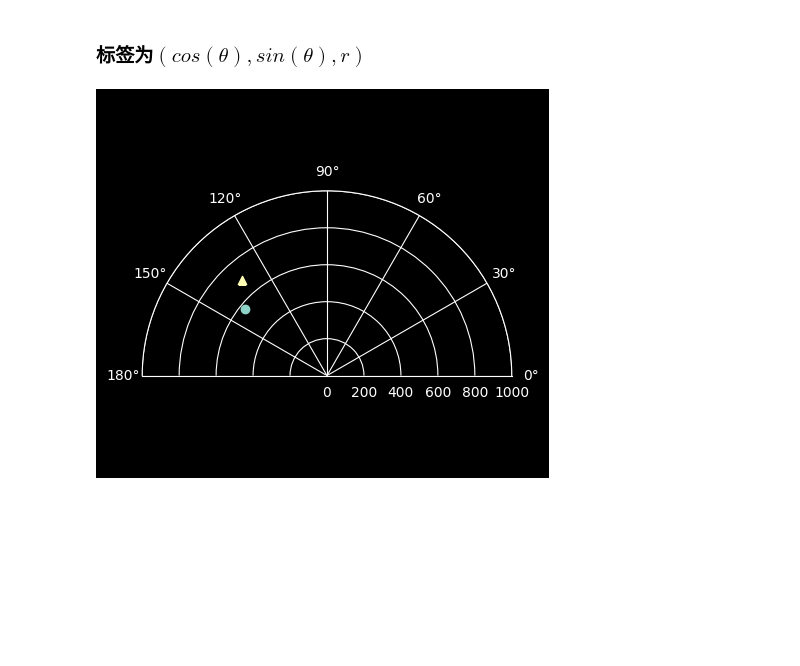
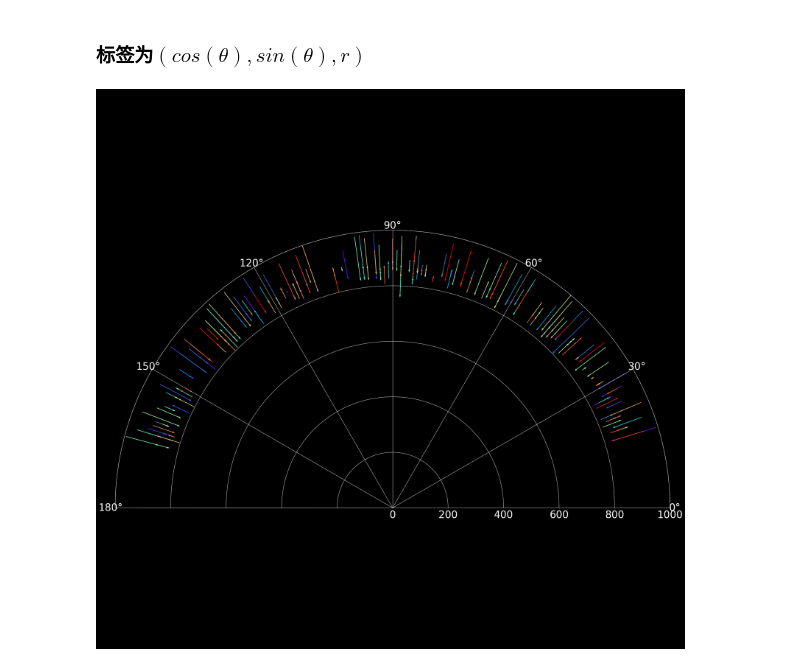
Before and after one commit to LeoJhonSong/ternary-array-passive-bearing, a Jupyter notebook: wideband_cpsd_cnn.ipynb, the cells around one changed output. Cells and saved outputs as stored; diff of their text form; code cells hidden in the pictures; blank space fills up the shorter version.

```diff
--- a/wideband_cpsd_cnn.ipynb
+++ b/wideband_cpsd_cnn.ipynb
@@ -331,32 +272,41 @@ plt.grid(True, which='major', color='gray', linestyle='--', linewidth=0.5)
 # %% [markdown]
 ### 标签为$(cos(\theta), sin(\theta), r)$
-# %%
-device = torch.device('cuda')
-
-checkpoint_path = "./exp/checkpoint"
-checkpoint = torch.load(checkpoint_path)
-net.load_state_dict(checkpoint)
-net.eval()
-net.to(device)
-
-dl_val = DataLoader(ds_val, batch_size=400, shuffle=False, num_workers=16, drop_last=False)
-data, label = next(iter(dl_val))
-data = data.to(device)
-label = label.numpy()
-predicted = net(data).detach().cpu().squeeze(0).numpy()
-r_label = np.array([map(0, 1, 500, 1000)(r) for r in label[:, 2]])
-theta_label = np.arctan2(label[:, 1], label[:, 0])
-r_predicted = np.array([map(0, 1, 500, 1000)(r) for r in predicted[:, 2]])
-theta_predicted = np.arctan2(predicted[:, 1], predicted[:, 0])
-# %%
-# show prediction of a random sample in the validation set
-idx = np.random.randint(0, 400)
-plt.figure()
-ax = plt.subplot(111, polar=True)
-ax.scatter(theta_label[idx], r_label[idx], marker='o')
-ax.scatter(theta_predicted[idx], r_predicted[idx], marker='^')
-ax.set_xlim(0, np.pi)
-ax.set_ylim(top=1000)
-plt.show()
-# %% [output]
-[figure, removed]
+# %%
+import matplotlib.cm as cm
+
+# Generate a color array
+colors = cm.rainbow(np.linspace(0, 1, len(label_distances)))  # type: ignore
+
+checkpoint = torch.load(checkpoint_path)
+net = Predictor(label_type)  # type: ignore
+net.load_state_dict(checkpoint)
+net.eval()
+net.cuda()
+
+if label_type == 'position':
+    dl_val = DataLoader(ds_val, batch_size=200, shuffle=False, num_workers=16, drop_last=False)
+    data, labels = next(iter(dl_val))
+    predicted = net(data.cuda()).detach().cpu()
+    label_distances, label_angles = ds_val.labels2positions(labels)
+    label_thetas = torch.deg2rad(label_angles)
+    predicted_distances, predicted_angles = ds_val.labels2positions(predicted)
+    predicted_thetas = torch.deg2rad(label_angles)
+    # Convert polar coordinates to Cartesian coordinates
+    label_x = label_distances * torch.cos(label_thetas)
+    label_y = label_distances * torch.sin(label_thetas)
+    predicted_x = predicted_distances * torch.cos(predicted_thetas)
+    predicted_y = predicted_distances * torch.sin(predicted_thetas)
+
+    # Calculate differences for the quiver function
+    diff_x = predicted_x - label_x
+    diff_y = predicted_y - label_y
+
+    plt.figure(figsize=(30, 30))
+    ax = plt.subplot(111, polar=True)
+    ax.quiver(label_thetas, label_distances, diff_x, diff_y, color=colors, width=0.001, headwidth=3)
+    ax.set_xlim(0, np.pi)
+    ax.set_ylim(top=1000)
+    ax.tick_params(axis='both', which='major', labelsize=30)
+    plt.show()
+# %% [output]
+[figure, added]
```
Also changed, not shown: parts of 9 cells of this notebook, 2 other files.
